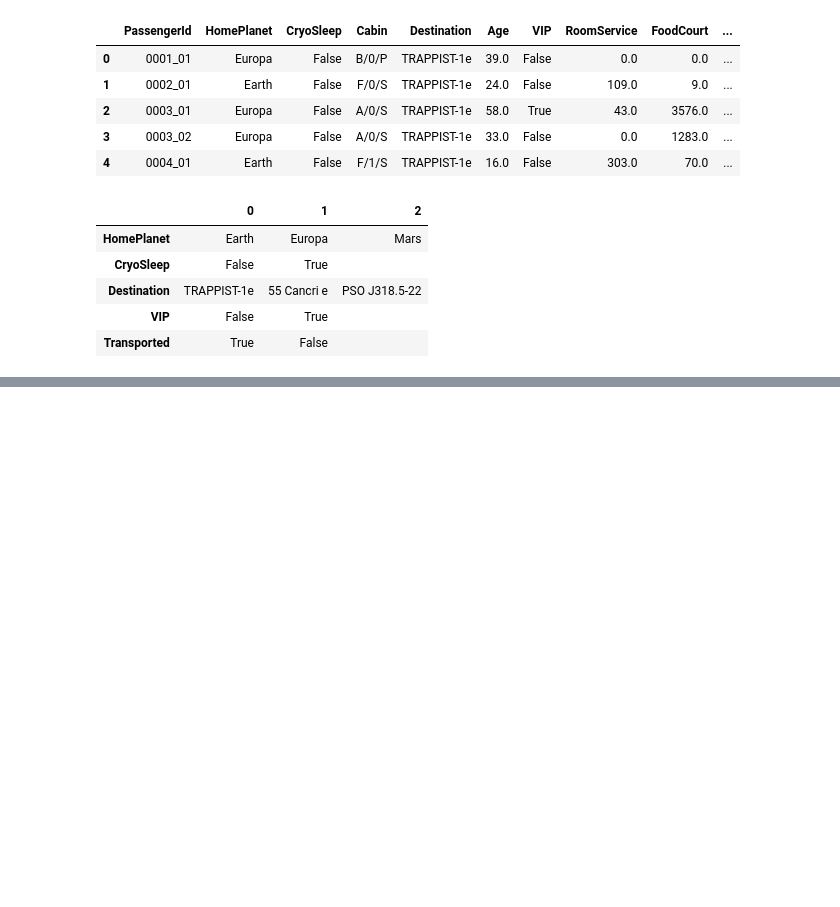
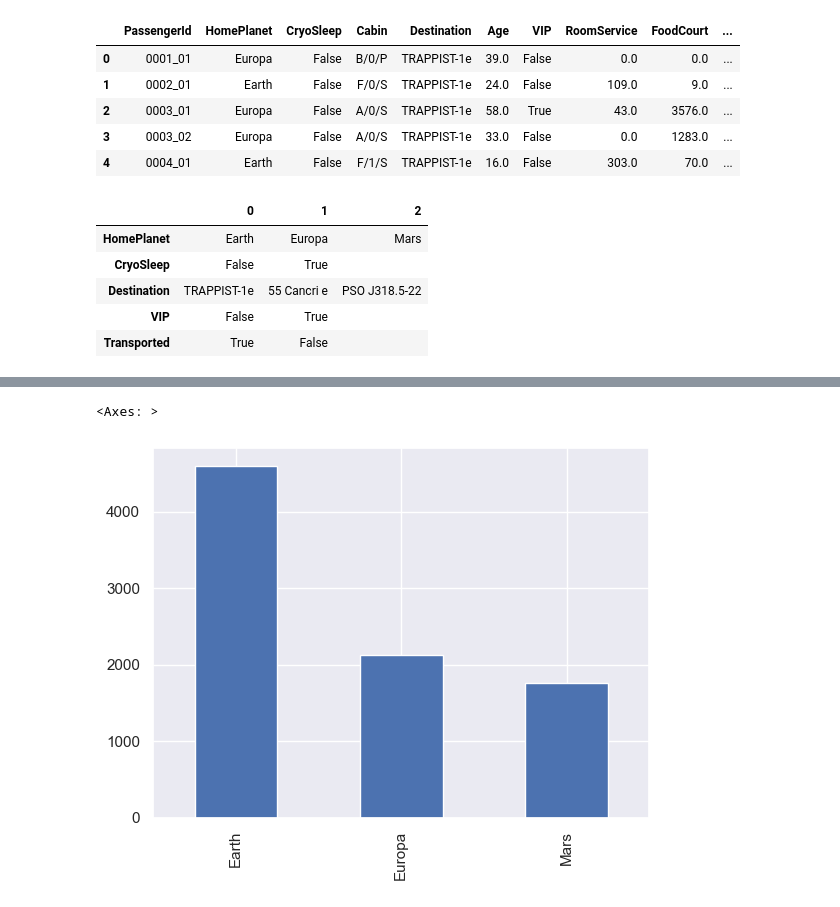
Before and after one commit to akshika47/data-science, a Jupyter notebook: Space Titanic Fairness.ipynb, the cells around one changed output, grey strips where cells are left out. Saved outputs shown, nothing was run; the diff lists cells and outputs as text; code cells hidden in the pictures; blank space fills up the shorter version.

```diff
--- a/Space Titanic Fairness.ipynb
+++ b/Space Titanic Fairness.ipynb
@@ -79,0 +112,5 @@ Name: CryoSleep, dtype: int64
+# %%
+df.HomePlanet.value_counts().plot(kind='bar')
+# %% [output]
+<Axes: >
+[figure, added]
```
Also changed, not shown: parts of 78 cells of this notebook, 1 other file.
